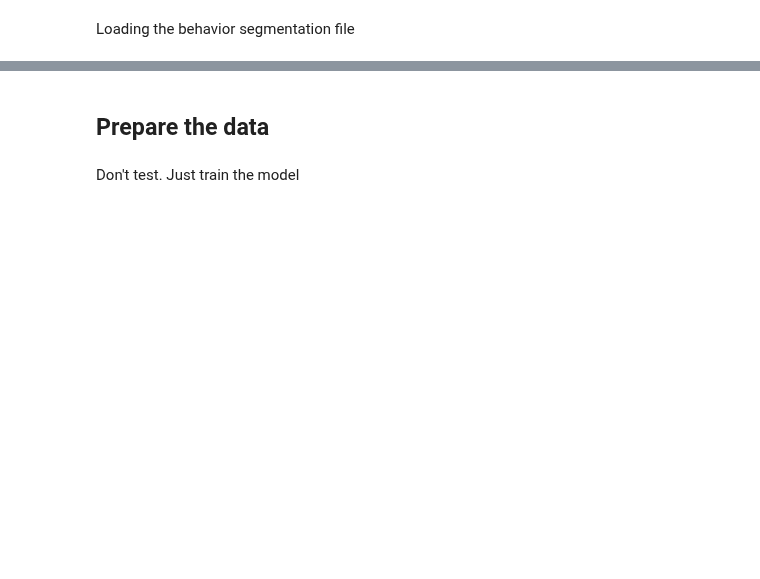
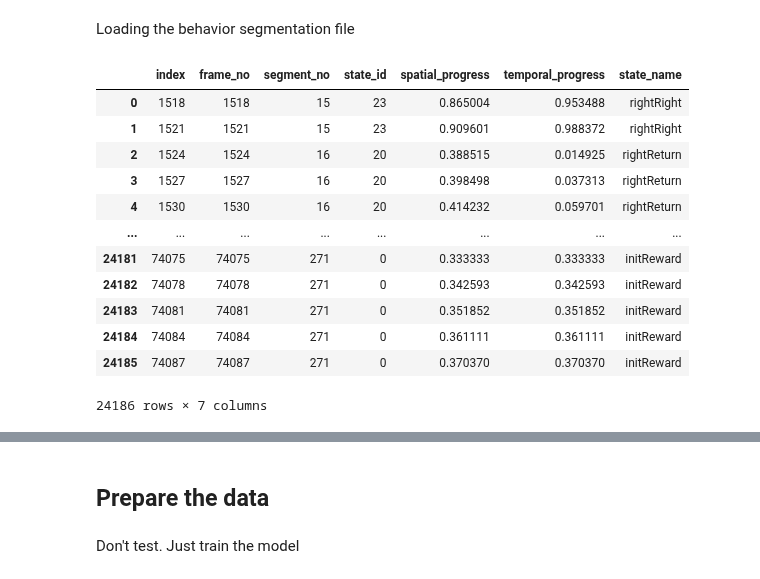
Before and after one commit to konkalaitzidis/bpnn, a Jupyter notebook: src/new-main.ipynb, the cells around one changed output, grey strips where cells are left out. Cells and saved outputs as stored; diff of their text form; code cells hidden in the pictures; blank space fills up the shorter version.

```diff
--- a/src/new-main.ipynb
+++ b/src/new-main.ipynb
@@ -213,9 +233,21 @@ Loading the behavior segmentation file
 # %%
 df_behavior = pd.read_hdf('/Users/konstantinoskalaitzidis/Developer/dmc/thesis_data/20211016_163921_animal1learnday1.h5', 'per_frame')
 df_behavior.head()
 
 # align the calcium frame column from the bonsai file with the behavior file
-df_behavior.loc[bonsai_data.groupby('Calcium_frame').first()[1:].Frame_Number].reset_index()
-
-
-#A = bonsai_data.set_index('calcium_frame')
+df_behavior = df_behavior.loc[bonsai_data.groupby('Calcium_frame').first()[1:].Frame_Number].reset_index()
+df_behavior
+# %% [output]
+|  | index | frame_no | segment_no | state_id | spatial_progress | temporal_progress | state_name |
+| 0 | 1518 | 1518 | 15 | 23 | 0.865004 | 0.953488 | rightRight |
+| 1 | 1521 | 1521 | 15 | 23 | 0.909601 | 0.988372 | rightRight |
+| 2 | 1524 | 1524 | 16 | 20 | 0.388515 | 0.014925 | rightReturn |
+| 3 | 1527 | 1527 | 16 | 20 | 0.398498 | 0.037313 | rightReturn |
+| 4 | 1530 | 1530 | 16 | 20 | 0.414232 | 0.059701 | rightReturn |
+| ... | ... | ... | ... | ... | ... | ... | ... |
+| 24181 | 74075 | 74075 | 271 | 0 | 0.333333 | 0.333333 | initReward |
+| 24182 | 74078 | 74078 | 271 | 0 | 0.342593 | 0.342593 | initReward |
+| 24183 | 74081 | 74081 | 271 | 0 | 0.351852 | 0.351852 | initReward |
+| 24184 | 74084 | 74084 | 271 | 0 | 0.361111 | 0.361111 | initReward |
+| 24185 | 74087 | 74087 | 271 | 0 | 0.370370 | 0.370370 | initReward |
+24186 rows × 7 columns
```
Also changed, not shown: parts of 29 cells of this notebook.
